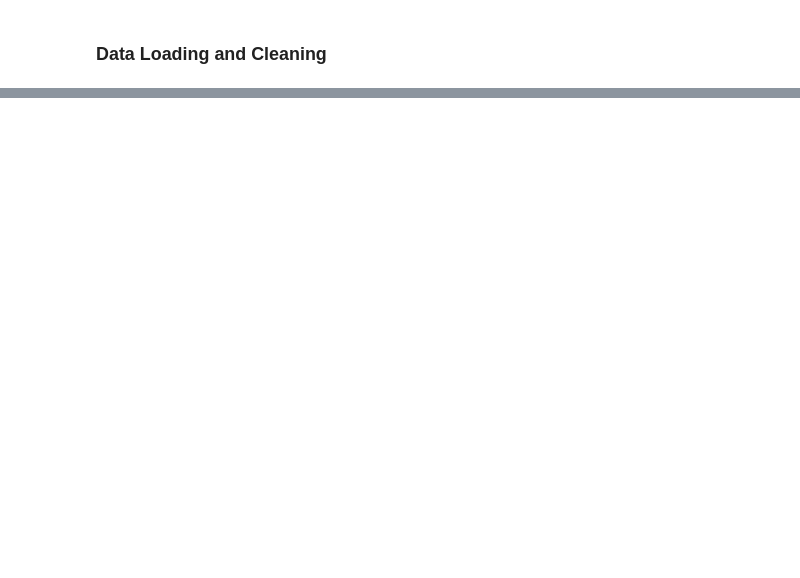
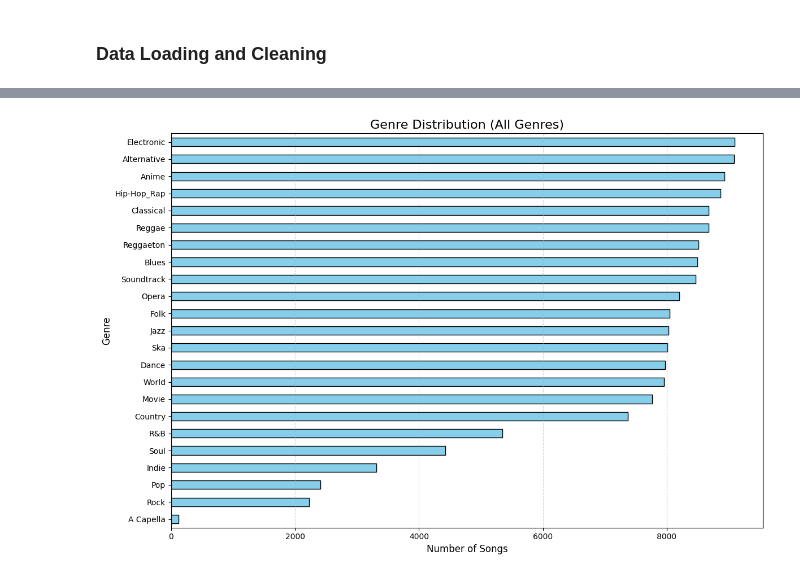
Before and after one commit to PeteVanBenthuysen/spotify_popularity_predictor, a Jupyter notebook: spotify_analysis.ipynb, the cells around one changed output, grey strips where cells are left out. Saved outputs shown, nothing was run; the diff lists cells and outputs as text; code cells hidden in the pictures; blank space fills up the shorter version.

```diff
--- a/spotify_analysis.ipynb
+++ b/spotify_analysis.ipynb
@@ -61,0 +157,3 @@ print(df.isnull().sum()) # Check for missing values
+# %%
+# Convert duration from milliseconds to seconds for easier interpretation
+df['duration_sec'] = df['duration_ms'] / 1000
@@ -61,0 +202,15 @@ print(df.isnull().sum()) # Check for missing values
+# %%
+# Drop columns we don't want the model to use
+df = df.drop(columns=['track_name', 'track_id', 'artist_name', 'duration_ms'])
+
+# Statistically define threshold for popularity based on top 10%
+threshold = df['popularity'].quantile(0.90) # Top 10%
+df['is_popular'] = (df['popularity'] >= threshold).astype(int)
+print(f"Using popularity threshold: {threshold:.2f}")
+print("Class Distribution for 'is_popular' (Proportions):")
+print(df['is_popular'].value_counts(normalize=True)) # Check class distribution
+
+
+
+df = df.drop(columns=['popularity'])
+df = df.drop_duplicates()
@@ -61,0 +297,24 @@ print(df.isnull().sum()) # Check for missing values
+# %%
+### 2) EDA ###
+
+# Genre overview via bar chart
+genre_counts = df['genre'].value_counts() # Count songs per genre
+
+# Plot
+plt.figure(figsize=(12, 8))
+genre_counts.plot(kind='barh', color='skyblue', edgecolor='black')
+
+# Add titles and labels
+plt.title('Genre Distribution (All Genres)', fontsize=16)
+plt.xlabel('Number of Songs', fontsize=12)
+plt.ylabel('Genre', fontsize=12)
+plt.grid(axis='x', linestyle='--', alpha=0.5)
+
+# Flip the y-axis to show most common genres on top
+plt.gca().invert_yaxis()
+
+# Display the plot
+plt.tight_layout()
+plt.show()
+# %% [output]
+[figure, added]
```
Also changed, not shown: parts of 79 cells of this notebook.
